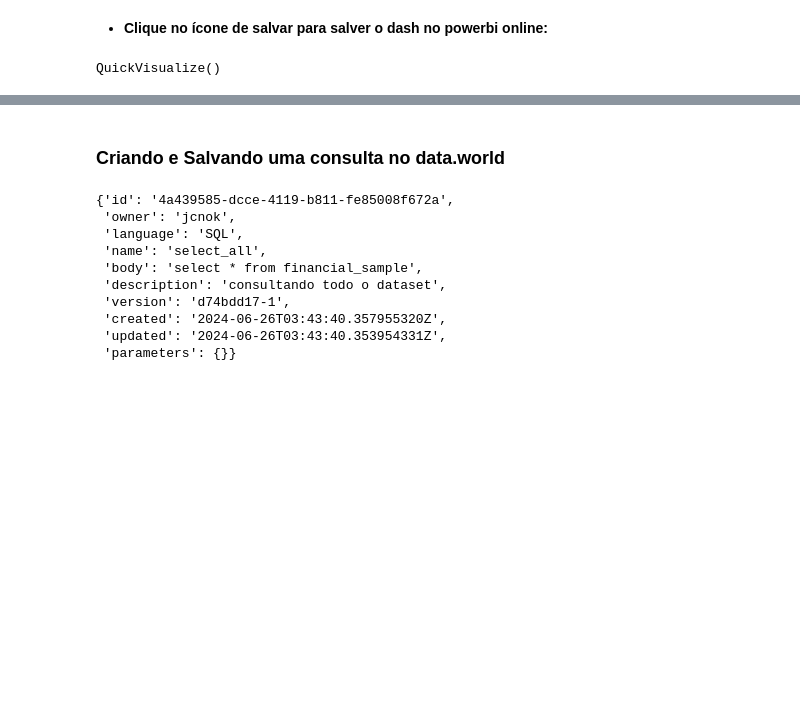
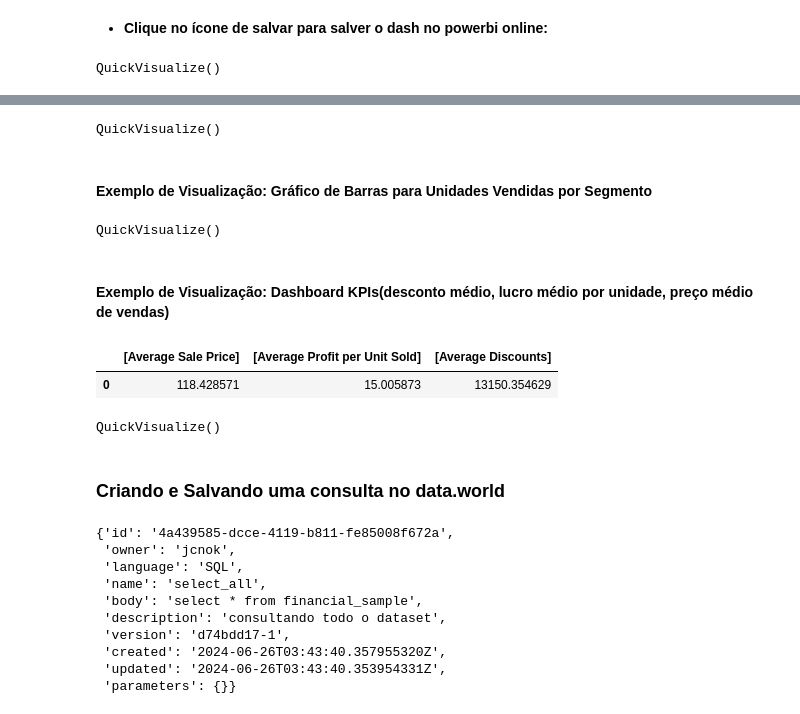
Before and after one commit to Jcnok/Integracao-Jupyter-com-Power-BI, a Jupyter notebook: notebook/integracao_jupyter_powerbi.ipynb, the cells around one changed output, grey strips where cells are left out. Saved outputs shown, nothing was run; the diff lists cells and outputs as text; code cells hidden in the pictures; blank space fills up the shorter version.

```diff
--- a/notebook/integracao_jupyter_powerbi.ipynb
+++ b/notebook/integracao_jupyter_powerbi.ipynb
@@ -405,0 +613,12 @@ JSONDecodeError: Expecting value: line 1 column 1 (char 0)
+# %%
+dax_queries = [
+    {"query": "EVALUATE SUMMARIZECOLUMNS('Table'[Segment], 'Table'[Gross_Sales])"},
+    {"query": "EVALUATE SUMMARIZECOLUMNS('Table'[Segment], 'Table'[Discounts])"},
+    {"query": "EVALUATE SUMMARIZECOLUMNS('Table'[Segment], 'Table'[Sales])"},
+    {"query": "EVALUATE SUMMARIZECOLUMNS('Table'[Segment], 'Table'[COGS])"},
+    {"query": "EVALUATE SUMMARIZECOLUMNS('Table'[Segment], 'Table'[Profit])"},
+    {"query": "EVALUATE SUMMARIZECOLUMNS('Table'[Segment], 'Table'[Units_Sold])"},
+    {"query": "EVALUATE ROW(\"Average Sale Price\", CALCULATE(AVERAGE('Table'[Sale_Price])))"},
+    {"query": "EVALUATE ROW(\"Average Profit per Unit Sold\", CALCULATE(AVERAGE('Table'[Profit]) / AVERAGE('Table'[Units_Sold])))"},
+    {"query": "EVALUATE ROW(\"Average Discounts\", CALCULATE(AVERAGE('Table'[Discounts])))"}
+]
@@ -405,0 +629,8 @@ JSONDecodeError: Expecting value: line 1 column 1 (char 0)
+# %%
+
+def execute_dax_query(dax_query, headers, url):
+    response = requests.post(url, headers=headers, json={"queries": [dax_query], "serializerSettings": {"includeNulls": True}})
+    response_data = response.json()
+    results = response_data['results'][0]['tables'][0]['rows']
+    df = pd.DataFrame(results)
+    return df
@@ -405,0 +641,8 @@ JSONDecodeError: Expecting value: line 1 column 1 (char 0)
+# %%
+dataset_id = 'edf35402-a994-4111-b4a3-65b644fb25de'
+url = f'https://api.powerbi.com/v1.0/myorg/datasets/{dataset_id}/executeQueries'
+
+dfs = []
+for dax_query in dax_queries:
+    df = execute_dax_query(dax_query, headers, url)
+    dfs.append(df)
@@ -406,3 +684,32 @@ JSONDecodeError: Expecting value: line 1 column 1 (char 0)
+# %%
+PBI_visualize = QuickVisualize(get_dataset_config(dfs[4]), auth=device_auth)
+PBI_visualize
+# %% [output]
+QuickVisualize()
+# %% [markdown]
+#### Exemplo de Visualização: Gráfico de Barras para Unidades Vendidas por Segmento
+# %%
+PBI_visualize = QuickVisualize(get_dataset_config(dfs[5]), auth=device_auth)
+PBI_visualize
+# %% [output]
+QuickVisualize()
+# %% [markdown]
+#### Exemplo de Visualização: Dashboard KPIs(desconto médio, lucro médio por unidade, preço médio de vendas)
+# %%
+# Unindo as 3 KPIs
+kpi = dfs[6].join([dfs[7], dfs[8]])
+# %%
+# visualizando o join
+kpi
+# %% [output]
+|  | [Average Sale Price] | [Average Profit per Unit Sold] | [Average Discounts] |
+| 0 | 118.428571 | 15.005873 | 13150.354629 |
+# %%
+# Realizando a vizualização rápida.
+PBI_visualize = QuickVisualize(get_dataset_config(kpi), auth=device_auth)
+PBI_visualize
+# %% [output]
+QuickVisualize()
 # %% [markdown]
 ### Criando e Salvando uma consulta no data.world
 # %%
```
Also changed, not shown: parts of 41 cells of this notebook.
